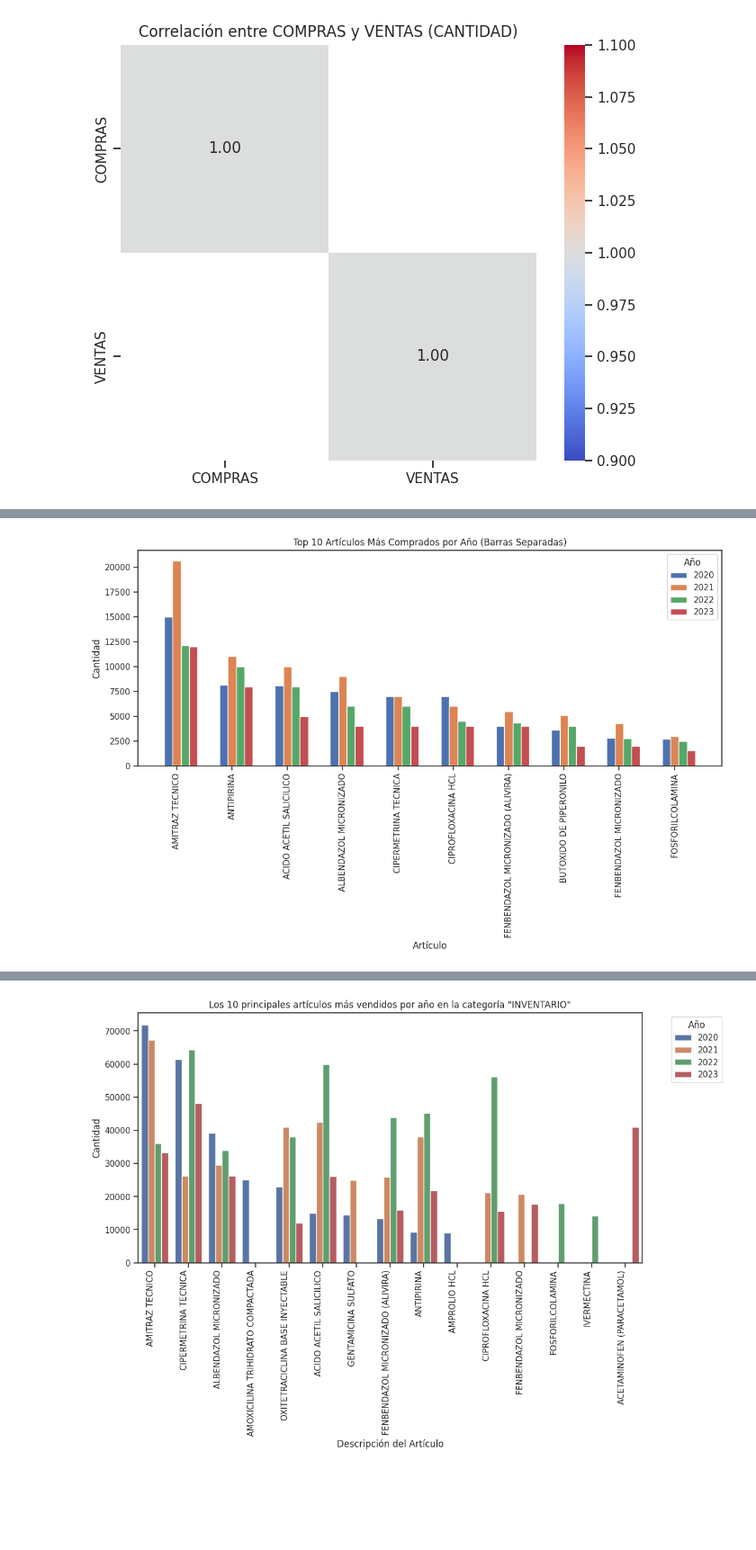
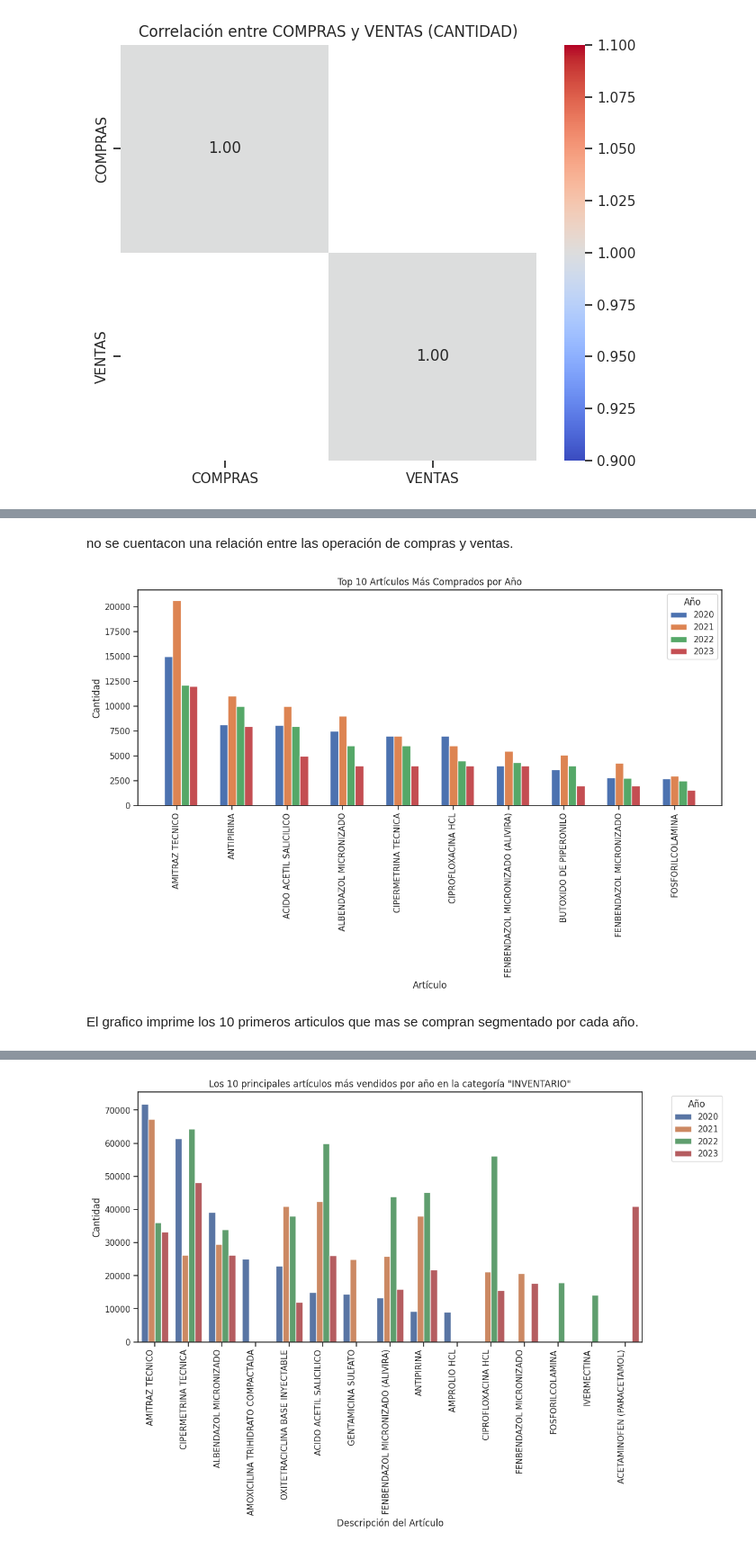
Before and after one commit to ingoscargiraldor/ingoscargiraldor, a Jupyter notebook: Operaciones_Anual.ipynb, the cells around one changed output, grey strips where cells are left out. Shown at 90% size. Cells and saved outputs as stored; diff of their text form; code cells hidden in the pictures; blank space fills up the shorter version.

```diff
--- a/Operaciones_Anual.ipynb
+++ b/Operaciones_Anual.ipynb
@@ -671,12 +675,3 @@ plt.title('Correlación entre COMPRAS y VENTAS (CANTIDAD)')
 plt.show()
 # %% [output]
 [figure]
-# %%
-# Correlation matrix
-correlation_matrix = Operación_df.corr()
-
-# Scatter matrix (scatter matrix)
-sns.set(style="ticks")
-sns.pairplot(Operación_df, hue="TIPO", markers=["o", "s", "D"], diag_kind="kde", height=3, aspect=2)
-plt.suptitle("Matriz de Dispersión")
-plt.show()
@@ -685,3 +678,5 @@ plt.show()
+# %% [markdown]
+no se cuentacon una relación entre las operación de compras y ventas.
 # %%
 # Filtra los datos para incluir solo las filas con "COMPRAS" en la columna "TIPO"
 compras_df = Operación_df[Operación_df['TIPO'] == 'COMPRAS']
@@ -691,36 +686,38 @@ compras_por_año = compras_df.groupby(['AÑO', 'DESCRIPCIÓN DEL ARTICULO'])['CA
 
 # Encuentra los 10 artículos más comprados por año
 articulos_mas_comprados_por_año = compras_por_año.groupby('AÑO').apply(lambda x: x.nlargest(10, 'CANTIDAD')).reset_index(drop=True)
 
 # Crear una figura y ejes para el gráfico
 plt.figure(figsize=(12, 8))
 
 # Obtener la lista de años únicos en tus datos
 años_unicos = articulos_mas_comprados_por_año['AÑO'].unique()
 
 # Definir el ancho de las barras
 ancho_barra = 0.15
 
-# Iterar a través de cada año y crear un gráfico de barras separadas
+# Iterar a través de cada año
 for i, año in enumerate(años_unicos):
     data = articulos_mas_comprados_por_año[articulos_mas_comprados_por_año['AÑO'] == año]
     posiciones_x = range(len(data))
     posiciones_x = [x + i * ancho_barra for x in posiciones_x]
 
     plt.bar(posiciones_x, data['CANTIDAD'], width=ancho_barra, label=str(año))
 
 # Establecer etiquetas y título del gráfico
 plt.xlabel('Artículo')
 plt.ylabel('Cantidad')
-plt.title('Top 10 Artículos Más Comprados por Año (Barras Separadas)')
+plt.title('Top 10 Artículos Más Comprados por Año')
 plt.xticks([r + ancho_barra for r in range(len(data))], data['DESCRIPCIÓN DEL ARTICULO'], rotation=90)
 plt.legend(title='Año')
 
 # Mostrar el gráfico
 plt.tight_layout()
 plt.show()
 # %% [output]
-[figure, old version]
+[figure, new version]
+# %% [markdown]
+El grafico imprime los 10 primeros articulos que mas se compran segmentado por cada año.
 # %%
 # Filtra los datos para incluir solo las filas con "COMPRAS" en la columna "TIPO"
 ventas_df = Operación_df[Operación_df['TIPO'] == 'VENTAS']
```
Also changed, not shown: parts of 43 cells of this notebook.
